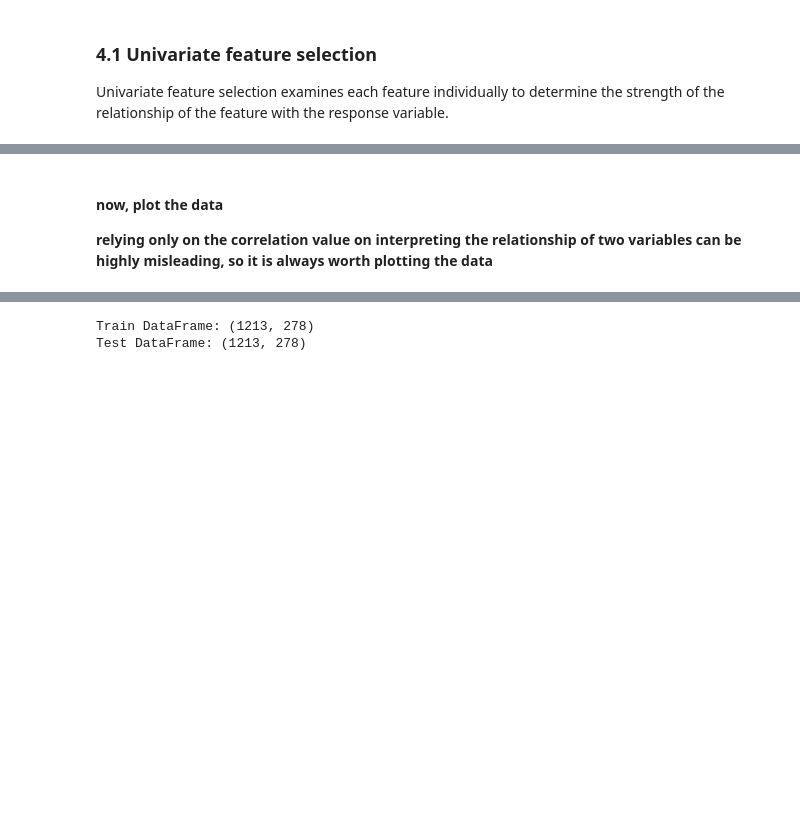
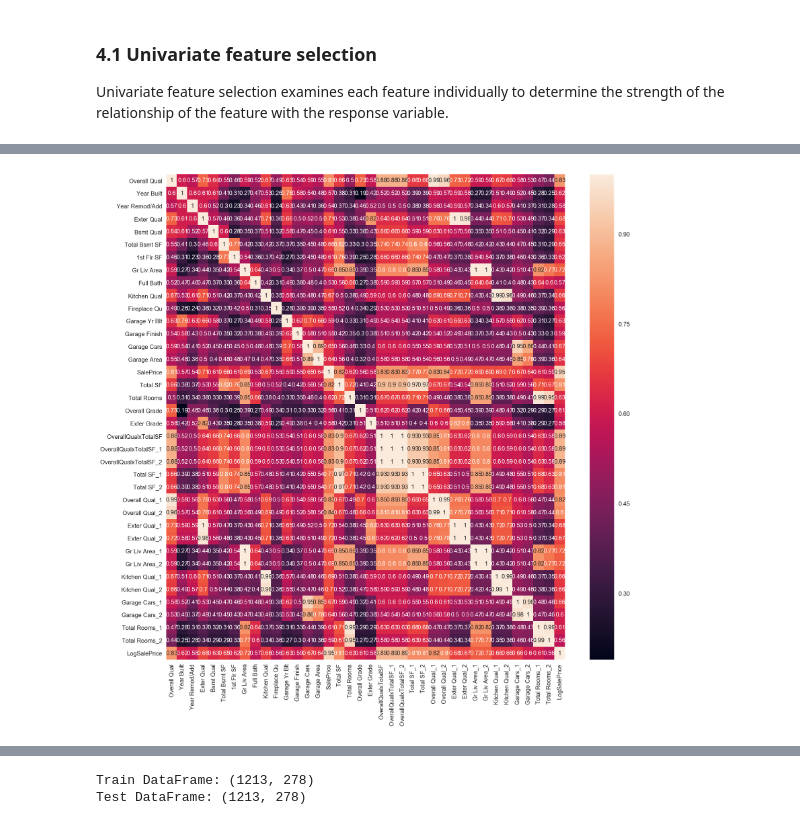
Before and after one commit to petrum01/EPFL-exts-AML1, a Jupyter notebook: house-prices-solution.ipynb, the cells around one changed output, grey strips where cells are left out. Drawn from its saved outputs; the diff is of its cells as text; code cells hidden in the pictures; blank space fills up the shorter version.

```diff
--- a/house-prices-solution.ipynb
+++ b/house-prices-solution.ipynb
@@ -656,6 +523,8 @@ sns.heatmap(corrmat, vmax=.8, square=True);
 # %%
 # most correlated features
 corrmat = df_clean.corr()
 top_corr_features = corrmat.index[abs(corrmat["SalePrice"])>0.5]
-plt.figure(figsize=(10,10))
+plt.figure(figsize=(15,15))
 g = sns.heatmap(df_clean[top_corr_features].corr(),annot=True)
+# %% [output]
+[figure, added]
@@ -687,3 +530,0 @@ print(corr['Garage Cars'])
-# %% [markdown]
-#### now, plot the data
-__relying only on the correlation value on interpreting the relationship of two variables can be highly misleading, so it is always worth plotting the data__
```
Also changed, not shown: parts of 75 cells of this notebook.
